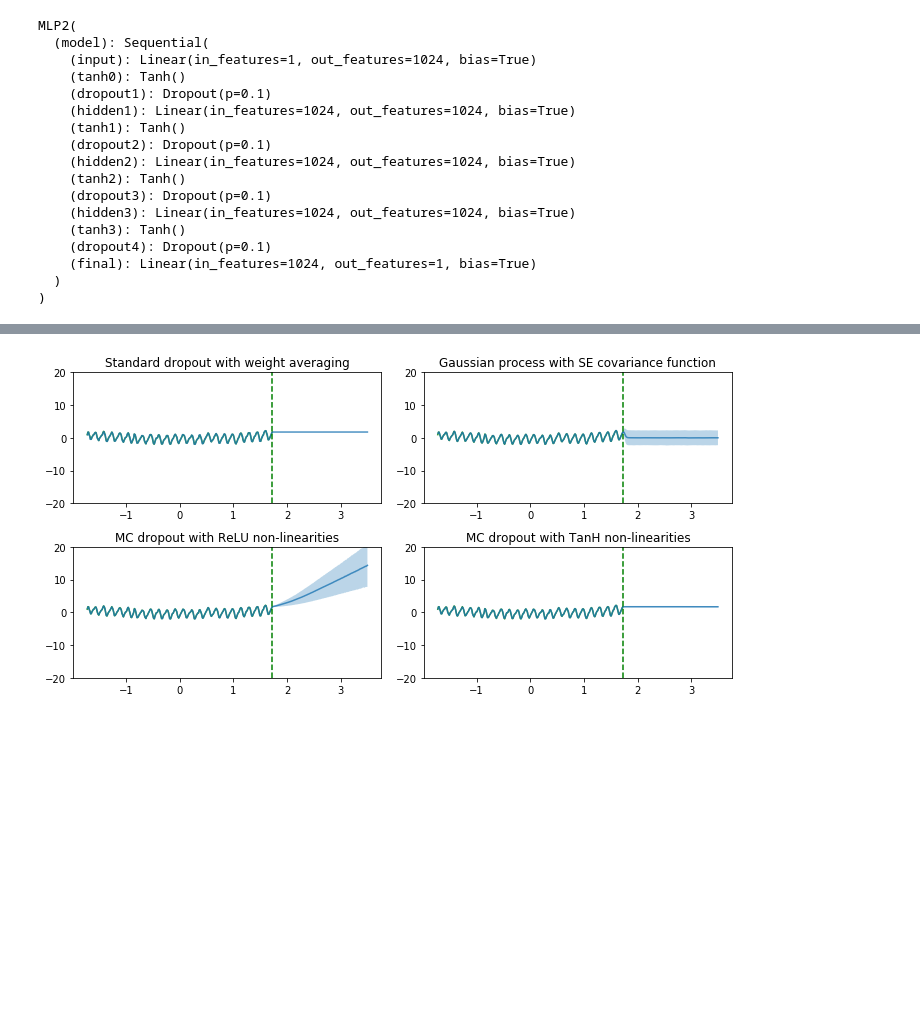
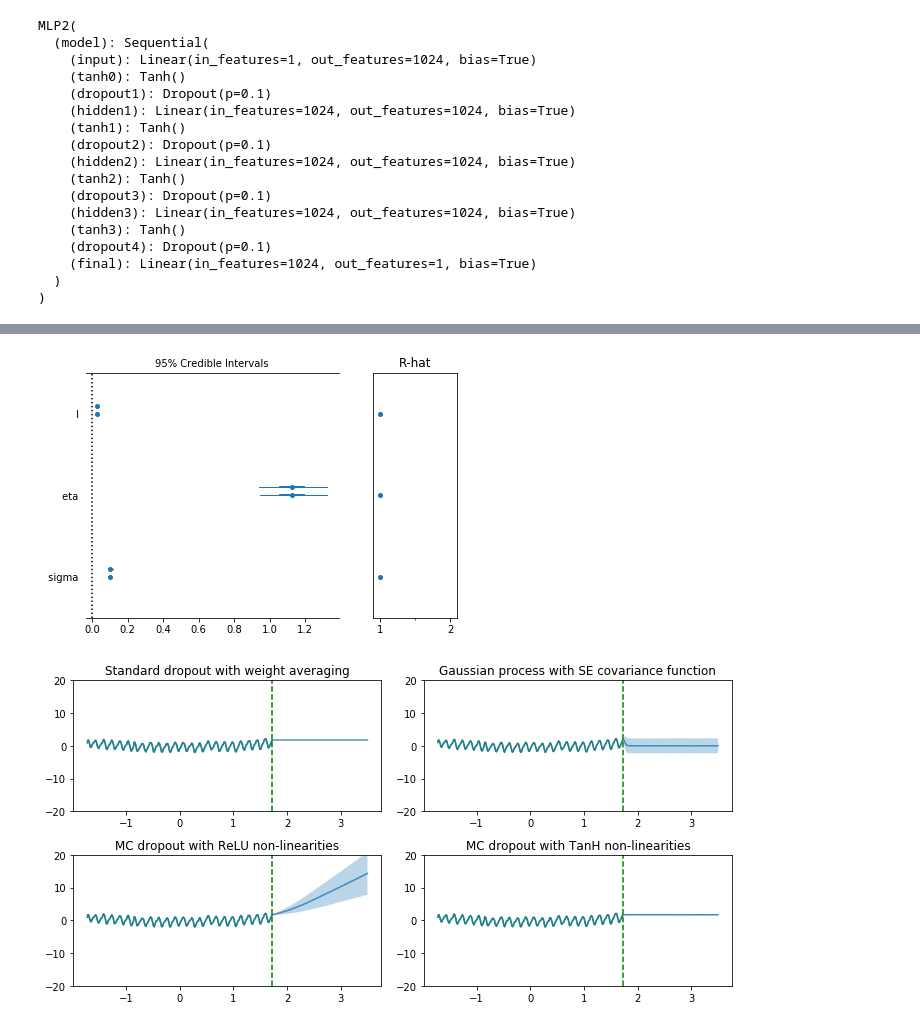
Before and after one commit to xuwd11/Dropout_Tutorial_in_PyTorch, a Jupyter notebook: co2_regression/co2_regression_pytorch.ipynb, the cells around one changed output, grey strips where cells are left out. Saved outputs shown, nothing was run; the diff lists cells and outputs as text; code cells hidden in the pictures; blank space fills up the shorter version.

```diff
--- a/co2_regression/co2_regression_pytorch.ipynb
+++ b/co2_regression/co2_regression_pytorch.ipynb
@@ -162,0 +190,4 @@ IO('results/co2_regression_MC_tanh_pytorch_results.pkl').to_pickle((y_pred, y_mc
+# %%
+pm.forestplot(trace1);
+# %% [output]
+[figure, added]
```
Also changed, not shown: parts of 8 cells of this notebook, 8 other files.
